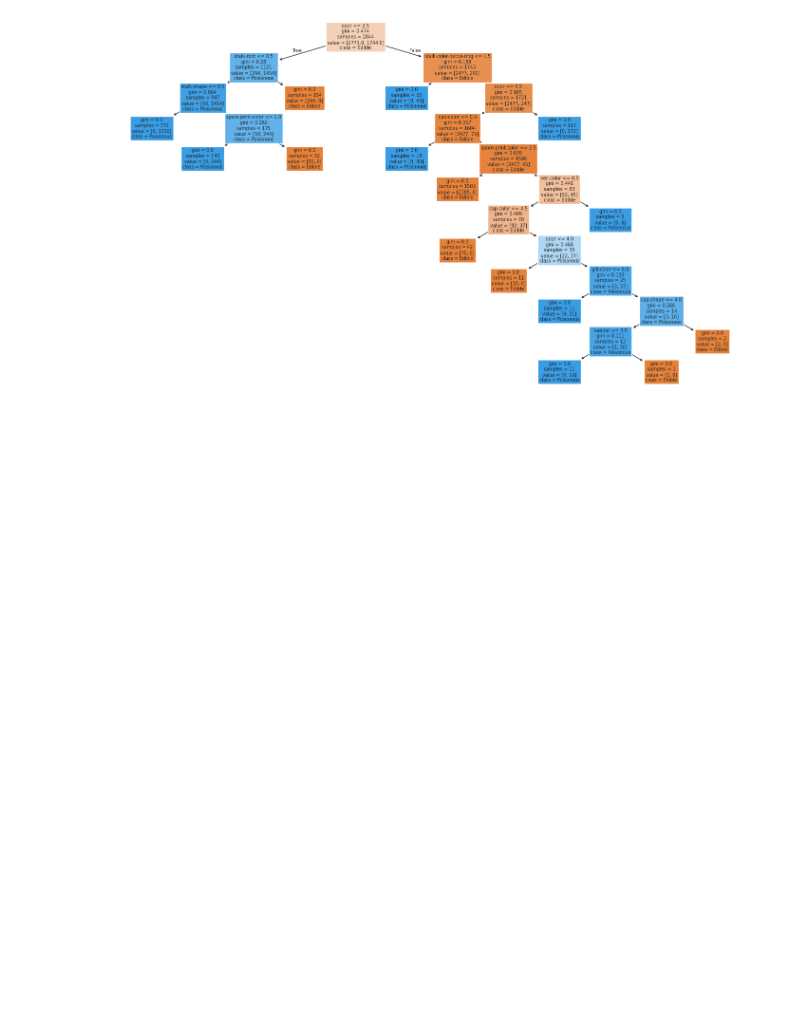
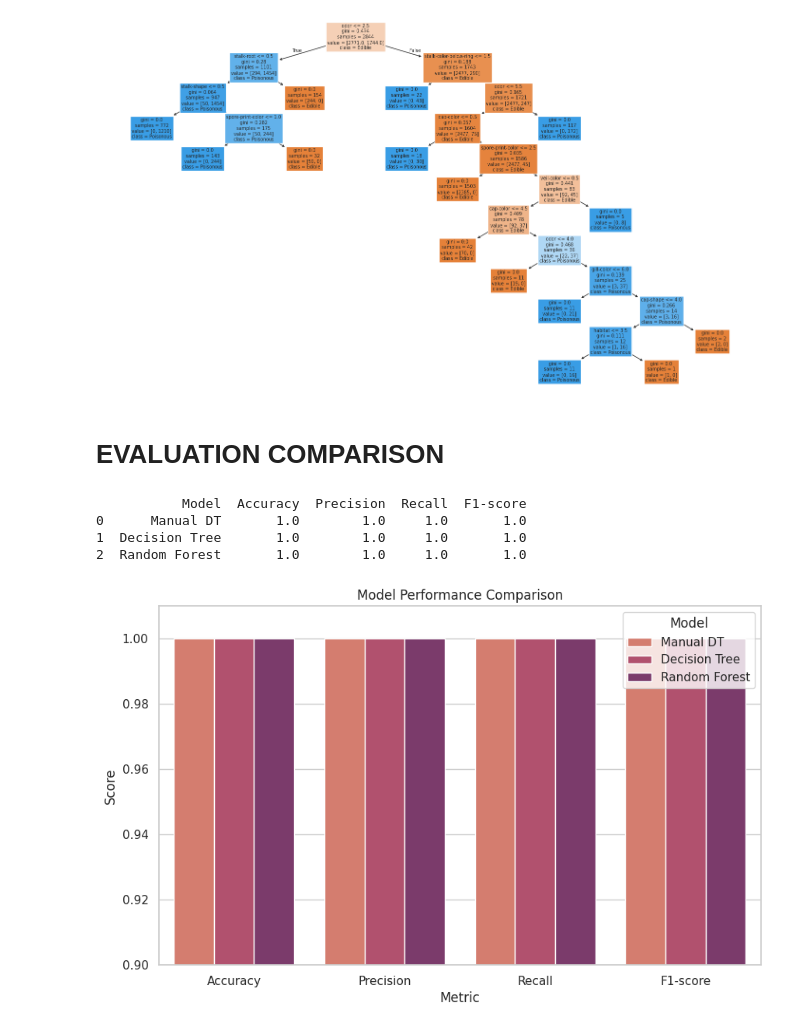
Before and after one commit to Cherryberry112/CSE475_Machine_Learning-, a Jupyter notebook: Lab/lab01_DecisionTree_RandomForest_Mushroom_dataset.ipynb, the cells around one changed output. Cells and saved outputs as stored; diff of their text form; code cells hidden in the pictures; blank space fills up the shorter version.

Commit message:
Evaluate and compare 3 different model approaches namely manual decisions tree, sklearn decision tree and random forest.

```diff
--- a/Lab/lab01_DecisionTree_RandomForest_Mushroom_dataset.ipynb
+++ b/Lab/lab01_DecisionTree_RandomForest_Mushroom_dataset.ipynb
@@ -290,3 +290,77 @@ plot_tree(rf.estimators_[0], feature_names=feature_names,
 plt.show()
 # %% [output]
 [figure]
+# %% [markdown]
+# EVALUATION COMPARISON
+# %%
+results = pd.DataFrame([
+    ["Manual DT",
+     accuracy_score(y_test, y_pred_manual),
+     precision_score(y_test, y_pred_manual),
+     recall_score(y_test, y_pred_manual),
+     f1_score(y_test, y_pred_manual)],
+
+    ["Decision Tree",
+     accuracy_score(y_test, y_pred_dt),
+     precision_score(y_test, y_pred_dt),
+     recall_score(y_test, y_pred_dt),
+     f1_score(y_test, y_pred_dt)],
+
+    ["Random Forest",
+     accuracy_score(y_test, y_pred_rf),
+     precision_score(y_test, y_pred_rf),
+     recall_score(y_test, y_pred_rf),
+     f1_score(y_test, y_pred_rf)]
+],
+columns=["Model", "Accuracy", "Precision", "Recall", "F1-score"])
+
+print(results)
+# %% [output]
+           Model  Accuracy  Precision  Recall  F1-score
+0      Manual DT       1.0        1.0     1.0       1.0
+1  Decision Tree       1.0        1.0     1.0       1.0
+2  Random Forest       1.0        1.0     1.0       1.0
+# %%
+comparison_df = pd.DataFrame({
+    "Model": ["Manual DT", "Decision Tree", "Random Forest"],
+    "Accuracy": [
+        accuracy_score(y_test, y_pred_manual),
+        accuracy_score(y_test, y_pred_dt),
+        accuracy_score(y_test, y_pred_rf)
+    ],
+    "Precision": [
+        precision_score(y_test, y_pred_manual),
+        precision_score(y_test, y_pred_dt),
+        precision_score(y_test, y_pred_rf)
+    ],
+    "Recall": [
+        recall_score(y_test, y_pred_manual),
+        recall_score(y_test, y_pred_dt),
+        recall_score(y_test, y_pred_rf)
+    ],
+    "F1-score": [
+        f1_score(y_test, y_pred_manual),
+        f1_score(y_test, y_pred_dt),
+        f1_score(y_test, y_pred_rf)
+    ]
+})
+
+comparison_melted = comparison_df.melt(
+    id_vars="Model",
+    var_name="Metric",
+    value_name="Score"
+)
+
+plt.figure(figsize=(10, 6))
+sns.barplot(
+    data=comparison_melted,
+    x="Metric",
+    y="Score",
+    hue="Model",
+    palette="flare"
+)
+plt.title("Model Performance Comparison")
+plt.ylim(0.9, 1.01)
+plt.show()
+# %% [output]
+[figure, added]
```
